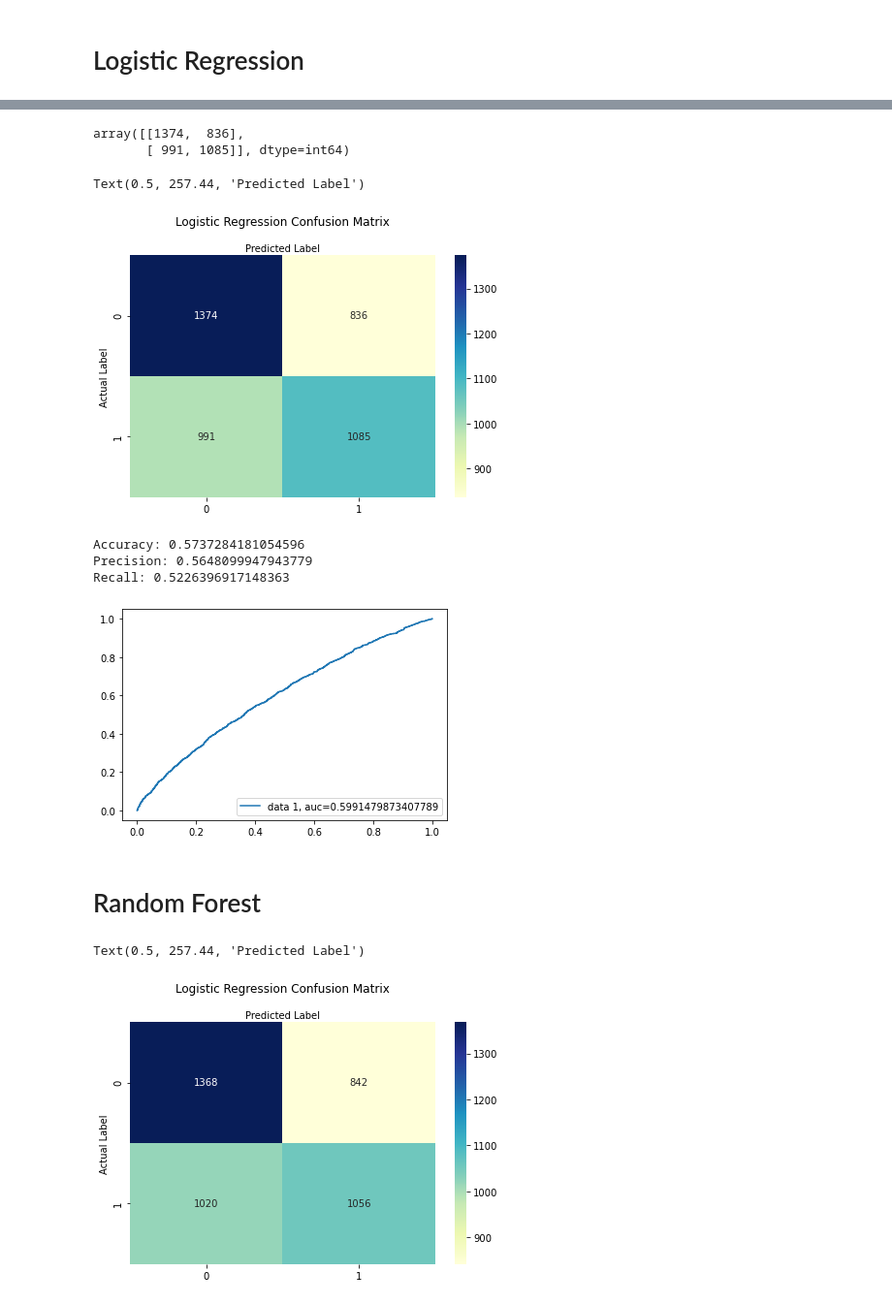
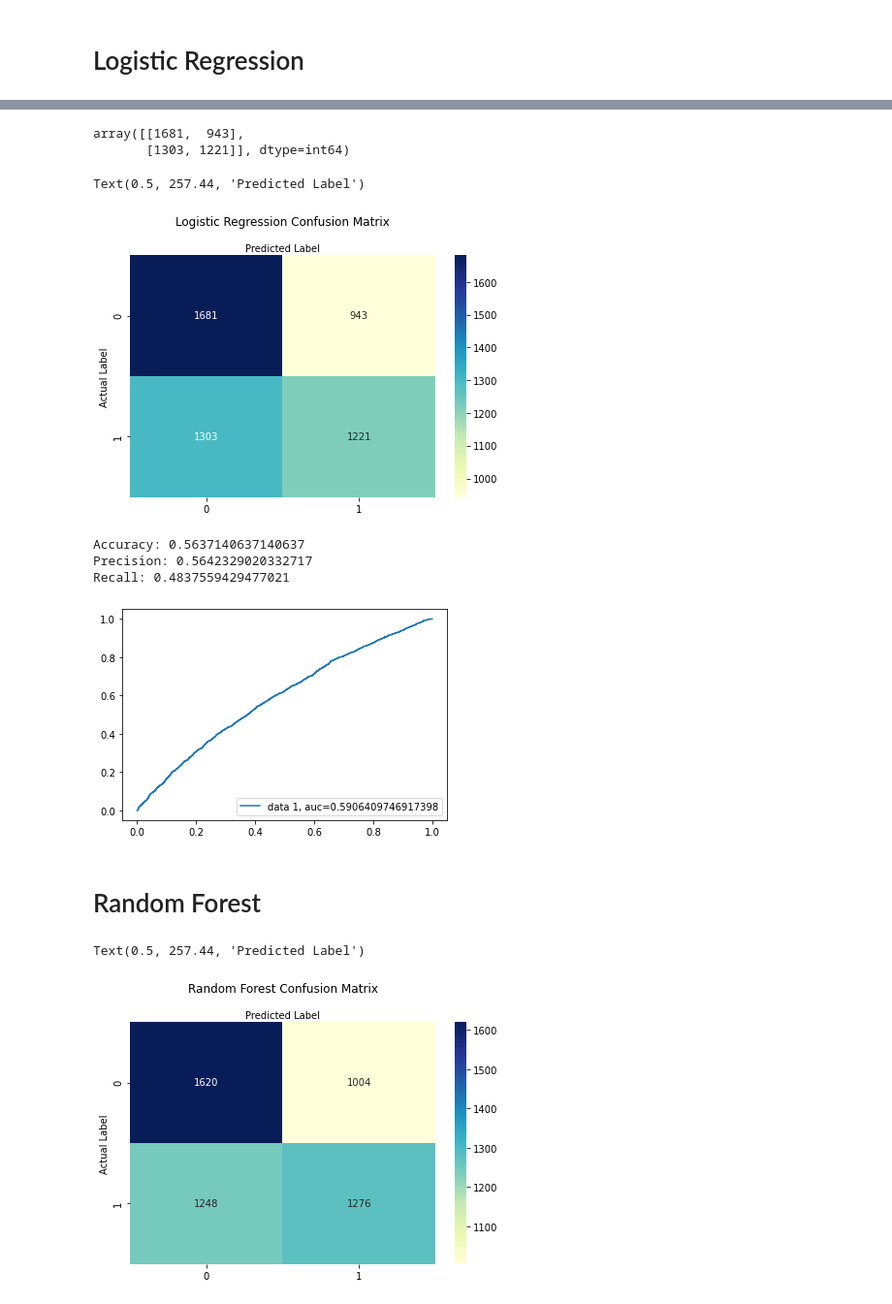
Before and after one commit to cbarger233/NHL-Scores-Predictions, a Jupyter notebook: engineering.ipynb, the cells around one changed output, grey strips where cells are left out. Shown at 97% size. Cells and saved outputs as stored; diff of their text form; code cells hidden in the pictures.

```diff
--- a/engineering.ipynb
+++ b/engineering.ipynb
@@ -66,18 +66,18 @@ See the caveats in the documentation: https://pandas.pydata.org/pandas-docs/stab
 | 9 | Colorado Avalanche | 2006-01-07 | 2 | 0.6 | 0.60 | 0.550 | ... |
 10 rows × 35 columns
 # %%
-merged_df['rolling_points_10_div'] = merged_df.rolling_points_10_x - merged_df.rolling_points_10_y
-merged_df['rolling_points_20_div'] = merged_df.rolling_points_20_x - merged_df.rolling_points_20_y
-merged_df['rolling_goals_5_div'] = merged_df.rolling_goals_5_x - merged_df.rolling_goals_5_y
-merged_df['rolling_goals_10_div'] = merged_df.rolling_goals_10_x - merged_df.rolling_goals_10_y
-merged_df['rolling_ga_5_div'] = merged_df.rolling_ga_5_y - merged_df.rolling_ga_5_x #reversed so that a higher number means home team is better in that area
-merged_df['rolling_ga_10_div'] = merged_df.rolling_ga_10_y - merged_df.rolling_ga_10_x #reversed so that a higher number means home team is better in that area
+merged_df['rolling_points_10_div'] = merged_df.rolling_points_10_x / merged_df.rolling_points_10_y
+merged_df['rolling_points_20_div'] = merged_df.rolling_points_20_x / merged_df.rolling_points_20_y
+merged_df['rolling_goals_5_div'] = merged_df.rolling_goals_5_x / merged_df.rolling_goals_5_y
+merged_df['rolling_goals_10_div'] = merged_df.rolling_goals_10_x / merged_df.rolling_goals_10_y
+merged_df['rolling_ga_5_div'] = merged_df.rolling_ga_5_y / merged_df.rolling_ga_5_x #reversed so that a higher number means home team is better in that area
+merged_df['rolling_ga_10_div'] = merged_df.rolling_ga_10_y / merged_df.rolling_ga_10_x #reversed so that a higher number means home team is better in that area
 merged_df['rolling_pp_5_div'] = merged_df.rolling_pp_5_x - merged_df.rolling_pp_5_y
-merged_df['rolling_pk_5_div'] = merged_df.rolling_pk_5_x - merged_df.rolling_pk_5_y
-merged_df['rolling_shots_5_div'] = merged_df.rolling_shots_5_x - merged_df.rolling_shots_5_y
-merged_df['rolling_sa_5_div'] = merged_df.rolling_sa_5_y - merged_df.rolling_sa_5_x #reversed so that a higher number means home team is better in that area
-merged_df['rolling_fow_5_div'] = merged_df.rolling_fow_5_x - merged_df.rolling_fow_5_y
-
+merged_df['rolling_pk_5_div'] = merged_df.rolling_pk_5_x / merged_df.rolling_pk_5_y
+merged_df['rolling_shots_5_div'] = merged_df.rolling_shots_5_x / merged_df.rolling_shots_5_y
+merged_df['rolling_sa_5_div'] = merged_df.rolling_sa_5_y / merged_df.rolling_sa_5_x #reversed so that a higher number means home team is better in that area
+merged_df['rolling_fow_5_div'] = merged_df.rolling_fow_5_x / merged_df.rolling_fow_5_y
+merged_df['rolling_svp_5_div'] = merged_df.rolling_svp_5_x / merged_df.rolling_svp_5_y
 merged_df['result'] = np.where(merged_df.goals_x > merged_df.goals_y, 1, 0)
 
 merged_df.dropna(inplace=True)
@@ -107,15 +100,19 @@ memory usage: 5.4+ MB
 from sklearn.linear_model import LogisticRegression
 from sklearn.model_selection import train_test_split
 
-feature_cols = ['rolling_points_10_div','rolling_points_20_div', 'rolling_goals_5_div', 'rolling_goals_10_div',
-'rolling_ga_5_div', 'rolling_ga_10_div', 'rolling_pp_5_div', 'rolling_pk_5_div', 'rolling_shots_5_div', 'rolling_sa_5_div', 'rolling_fow_5_div']
+feature_cols = ['rolling_points_20_div', 'rolling_goals_5_div', 'rolling_goals_10_div', 'rolling_svp_5_div',
+'rolling_ga_5_div', 'rolling_ga_10_div', 'rolling_pk_5_div', 'rolling_shots_5_div', 'rolling_sa_5_div', 'rolling_fow_5_div']
 X = merged_df[feature_cols]
 y = merged_df.result
 
-X_train, X_test, y_train, y_test = train_test_split(X, y, test_size=0.25, random_state=42)
+X_train, X_test, y_train, y_test = train_test_split(X, y, test_size=0.30, random_state=7)
 
 logreg = LogisticRegression()
 
-logreg.fit(X_train, y_train)
-
+try:
+    logreg.fit(X_train, y_train)
+except ValueError:
+    mask = logreg.fit(X_train, y_train).isna()
+    L = df.loc[mask, 'penalty_kill'].tolist()
+    print("Not converted values are: " + ", ".join(L))
 y_pred = logreg.predict(X_test)
@@ -133,8 +122,8 @@ from sklearn import metrics
 cnf_matrix = metrics.confusion_matrix(y_test, y_pred)
 cnf_matrix
 # %% [output]
-array([[1374,  836],
-       [ 991, 1085]], dtype=int64)
+array([[1681,  943],
+       [1303, 1221]], dtype=int64)
 # %%
 class_names = [0,1]
 fig, ax = plt.subplots()
@@ -150,15 +139,15 @@ plt.ylabel('Actual Label')
 plt.xlabel('Predicted Label')
 # %% [output]
 Text(0.5, 257.44, 'Predicted Label')
-[figure, old version]
+[figure, new version]
 # %%
 print("Accuracy:",metrics.accuracy_score(y_test, y_pred))
 print("Precision:",metrics.precision_score(y_test, y_pred))
 print("Recall:",metrics.recall_score(y_test, y_pred))
 # %% [output]
-Accuracy: 0.5737284181054596
-Precision: 0.5648099947943779
-Recall: 0.5226396917148363
+Accuracy: 0.5637140637140637
+Precision: 0.5642329020332717
+Recall: 0.4837559429477021
 # %%
 y_pred_proba = logreg.predict_proba(X_test)[::,1]
 fpr, tpr, _ = metrics.roc_curve(y_test,  y_pred_proba)
@@ -167,34 +156,34 @@ plt.plot(fpr,tpr,label="data 1, auc="+str(auc))
 plt.legend(loc=4)
 plt.show()
 # %% [output]
-[figure, old version]
+[figure, new version]
 # %% [markdown]
 # Random Forest
 # %%
 from sklearn.ensemble import RandomForestClassifier
 
-forest = RandomForestClassifier(random_state=42, max_depth=5)
+forest = RandomForestClassifier(random_state=42, max_depth=5, n_estimators=200)
 forest.fit(X_train, y_train)
 
 y_pred = forest.predict(X_test)
 
 cnf_matrix = metrics.confusion_matrix(y_test, y_pred)
 
 class_names = [0,1]
 fig, ax = plt.subplots()
 tick_marks = np.arange(len(class_names))
 plt.xticks(tick_marks, class_names)
 plt.yticks(tick_marks, class_names)
 
 sns.heatmap(pd.DataFrame(cnf_matrix), annot=True, cmap="YlGnBu", fmt='g')
 ax.xaxis.set_label_position('top')
 plt.tight_layout()
-plt.title('Logistic Regression Confusion Matrix', y=1.1)
+plt.title('Random Forest Confusion Matrix', y=1.1)
 plt.ylabel('Actual Label')
 plt.xlabel('Predicted Label')
 # %% [output]
 Text(0.5, 257.44, 'Predicted Label')
-[figure, old version]
+[figure, new version]
 # %%
 print("Accuracy:",metrics.accuracy_score(y_test, y_pred))
 print("Precision:",metrics.precision_score(y_test, y_pred))
```
Also changed, not shown: parts of 4 cells of this notebook, 1 other file.
